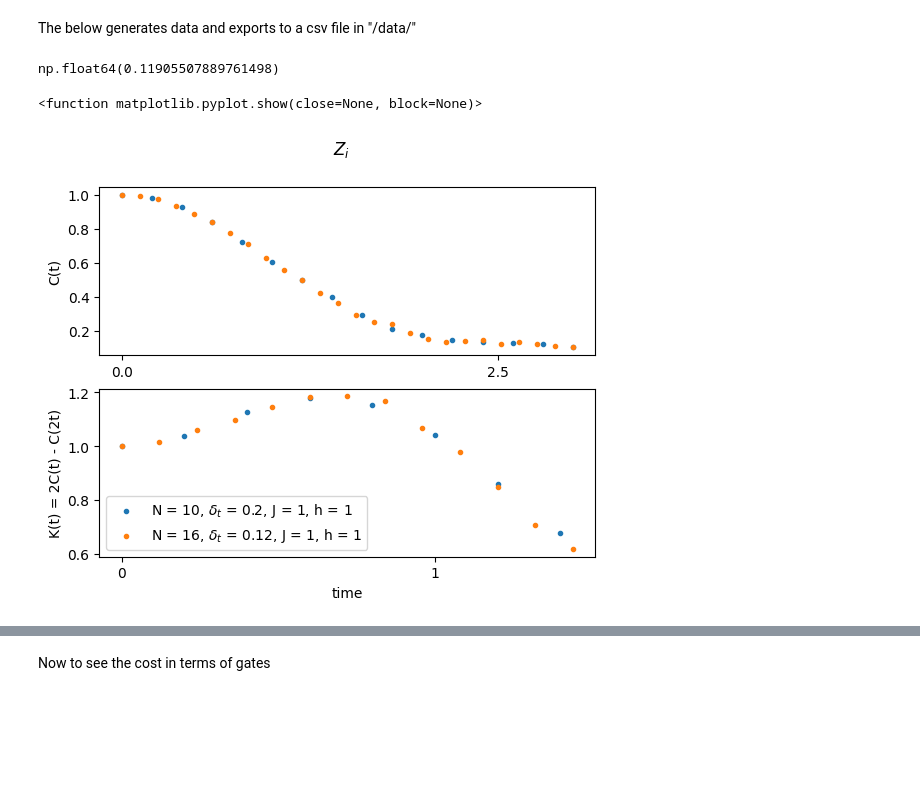
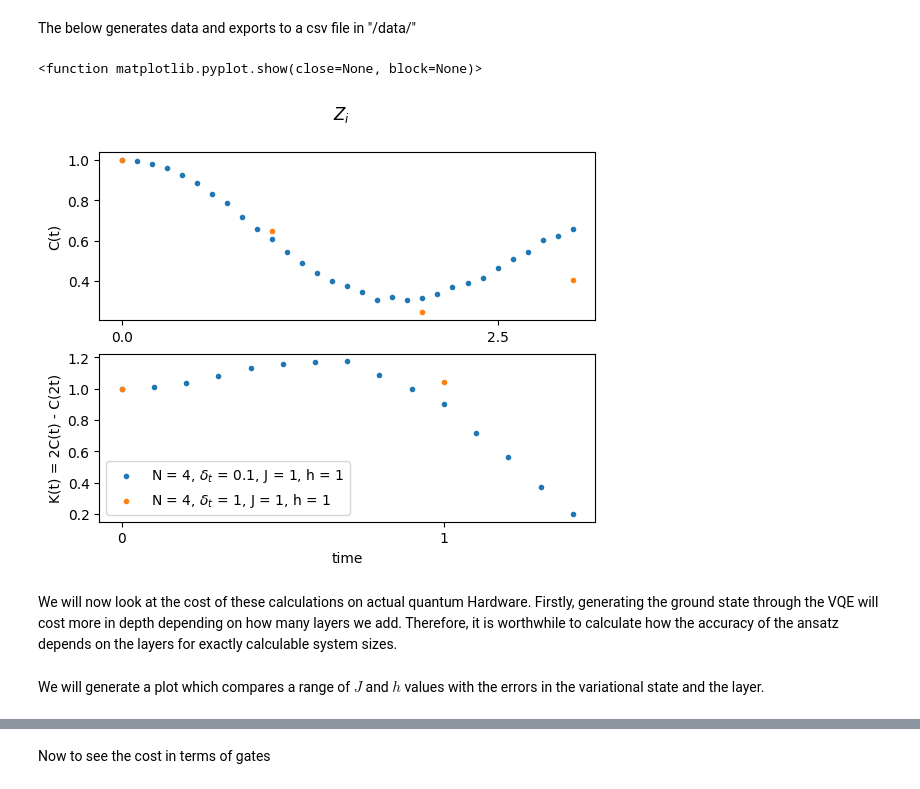
Before and after one commit to IanROsborne/Quantum_Metrology_Fisher_LG, a Jupyter notebook: TFI_defs.ipynb, the cells around one changed output, grey strips where cells are left out. Drawn from its saved outputs; the diff is of its cells as text; code cells hidden in the pictures; blank space fills up the shorter version.

```diff
--- a/TFI_defs.ipynb
+++ b/TFI_defs.ipynb
@@ -208,12 +288,7 @@ def TFI_efficient_sim(qc, t_end, delta, J, h, measure ):
     else:
         raise ValueError("measure must be either 'Z' or 'X_even'")
 
-    qc.save_statevector()                        #First leg of the circuit
-
     backend = AerSimulator(method = "statevector") #run the initial circuit
-    qc = transpile(qc, backend)
-    job = backend.run(qc, shots = 1)           #only one shot is needed to save the statevector
-    result = job.result()
 
         #do a loop over time values where we:
     #1) extract the statevector from the result of the previous circuit
@@ -222,7 +297,7 @@ def TFI_efficient_sim(qc, t_end, delta, J, h, measure ):
     #4) evolve the original statevector by another time step
 
     for step in range( num_steps):
-        state = result.get_statevector()
+        state = Statevector(qc)
         qc1 = circuit_initialize(chain_len, 2,2)
         qc1.initialize(state, range(chain_len+2))
         if measure == 'Z':
@@ -243,11 +318,8 @@ def TFI_efficient_sim(qc, t_end, delta, J, h, measure ):
         qc = circuit_initialize(chain_len, 2, 2)
         qc.initialize(state, range(chain_len+2))
         trotter_evolve(qc, delta, delta, J, h)     #evolve original state by time step
-        qc.save_statevector()
+        state = Statevector(qc)
 
-        qc = transpile(qc, backend)
-        job2 = backend.run(qc, shots = 1)           #only one shot is needed to save the statevector
-        result = job2.result()
 
 
     return all_counts
@@ -271,12 +342,8 @@ def Quantum_Fisher(state, Ham, Qop):
     return QFI
 # %% [markdown]
 The below generates data and exports to a csv file in "/data/"
-# %%
-.3/ np.cbrt(16)
-# %% [output]
-np.float64(0.11905507889761498)
 # %%
-chain_len , time , delta, J, h, measure, psi = 10, 3, 1, 1, 1, 'Z', "X_pol"
+chain_len , time , delta, J, h, measure, psi = 4, 3, 1, 1, 1, 'Z', "X_pol"
 
 time_range = [i * delta for i in range(int(time/delta)+1)]
 
@@ -295,7 +362,7 @@ with open(csv_path, 'w', newline='') as f:
     writer.writerows(rows)
 # %%
 
-plt_dta = [[10, 3, .2, 1, 1, 'Z', "X_pol"],[16, 3, .12, 1, 1, 'Z', "X_pol"]]
+plt_dta = [[4, 3, .1, 1, 1, 'Z', "X_pol"],[4, 3, 1, 1, 1, 'Z', "X_pol"]]
 
 fig, ax = plt.subplots(2)
 
@@ -306,34 +373,36 @@ for i in plt_dta:
 
     with open(csv_path, newline='') as f:
         reader = csv.reader(f)
         [time_range, dta] = [[float(x) for x in row] for row in reader]
 
     half_len = len(dta)//2
     dta_K = [2 * dta[j] - dta[2 * j] for j in range(half_len) ]
 
     ax[1].scatter(time_range[:half_len]  , dta_K ,  marker= ".", label = "N = " + str(chain_len) + ", $\\delta_t$ = " + str(delta) + ", J = " + str(J) + ", h = " + str(h) , zorder = 3)
     ax[0].scatter(time_range  , dta ,  marker= ".", label = "N = " + str(chain_len) + ", $\\delta_t$ = " + str(delta) , zorder = 3)
 
 
 #classical bound
 #ax[1].axhline( y=1.5, color="0.9", linestyle = "--")
 #ax[1].axhline( y=QFI_bound, color="0.9", linestyle = "--", label = "$1/8(F_Q) + \\langle (S^z_0 e^{i \\pi S^z_1}S^z_2)^2\\rangle$")
 
 
 fig.suptitle(" $Z_i$")
 ax[0].xaxis.set_major_locator(tck.MultipleLocator(base = 2.5))
 ax[1].xaxis.set_major_locator(tck.MultipleLocator(base = 1))
 plt.xlabel("time")
 ax[0].set(ylabel = "C(t)")
 ax[1].set(ylabel = "K(t) = 2C(t) - C(2t)")
 #lt.ylim((0.9,1.6))
 plt.title("")
 plt.legend()
 
 plt.show
 # %% [output]
 <function matplotlib.pyplot.show(close=None, block=None)>
-[figure, old version]
+[figure, new version]
 # %%
 #Save plot
 fig.savefig("C:\\Users\\ianro\\Documents\\Research\\Quantum_Metrology_AKLT\\Plots\\TFIM_Z_xpol_delta_compare.png")
+# %% [markdown]
+We will now look at the cost of these calculations on actual quantum Hardware. Firstly, generating the ground state through the VQE will cost more in depth depending on how many layers we add. Therefore, it is worthwhile to calculate how the accuracy of the ansatz depends on the layers for exactly calculable system sizes.
@@ -339,0 +426,2 @@ fig.savefig("C:\\Users\\ianro\\Documents\\Research\\Quantum_Metrology_AKLT\\Plot
+# %% [markdown]
+We will generate a plot which compares a range of $J$ and $h$ values with the errors in the variational state and the layer.
```
Also changed, not shown: parts of 10 cells of this notebook, 1 other file.
